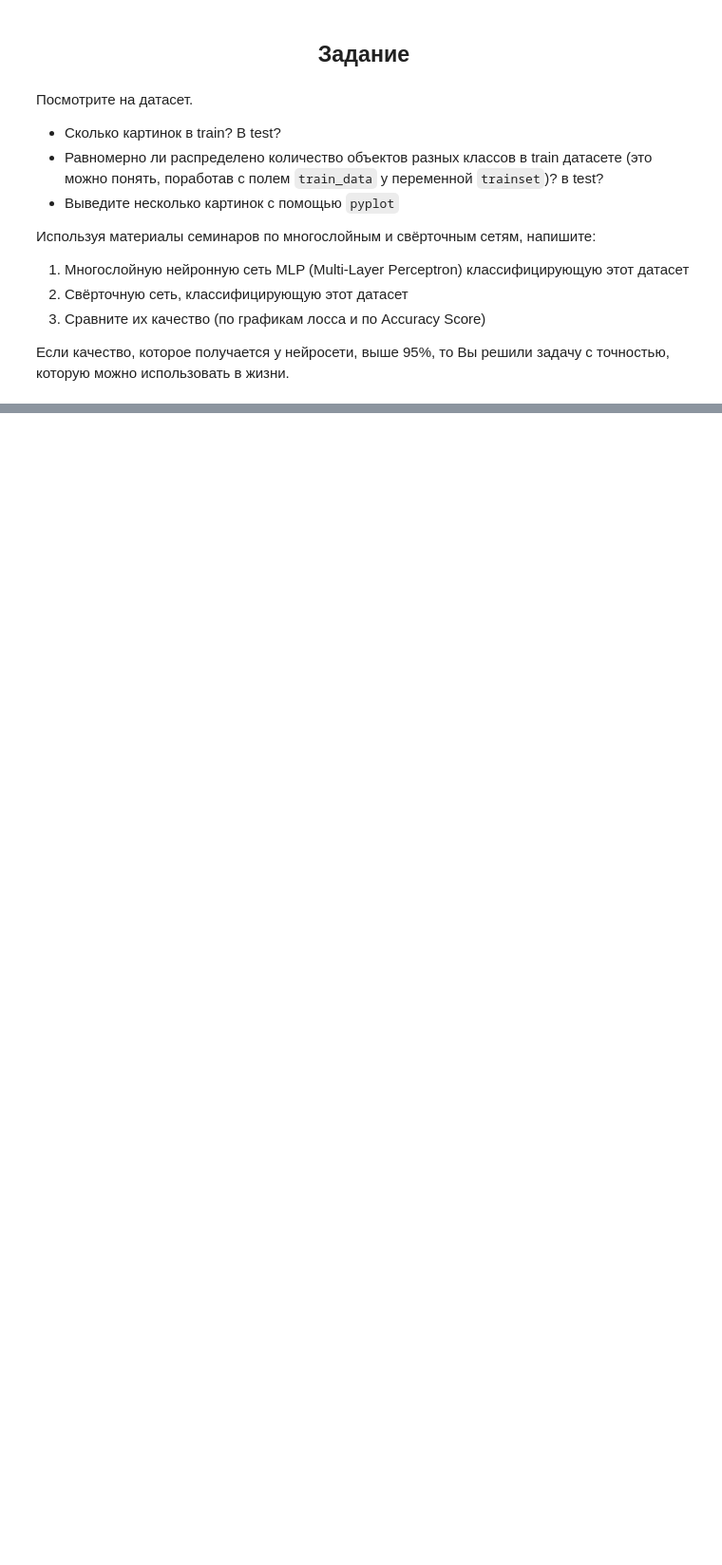
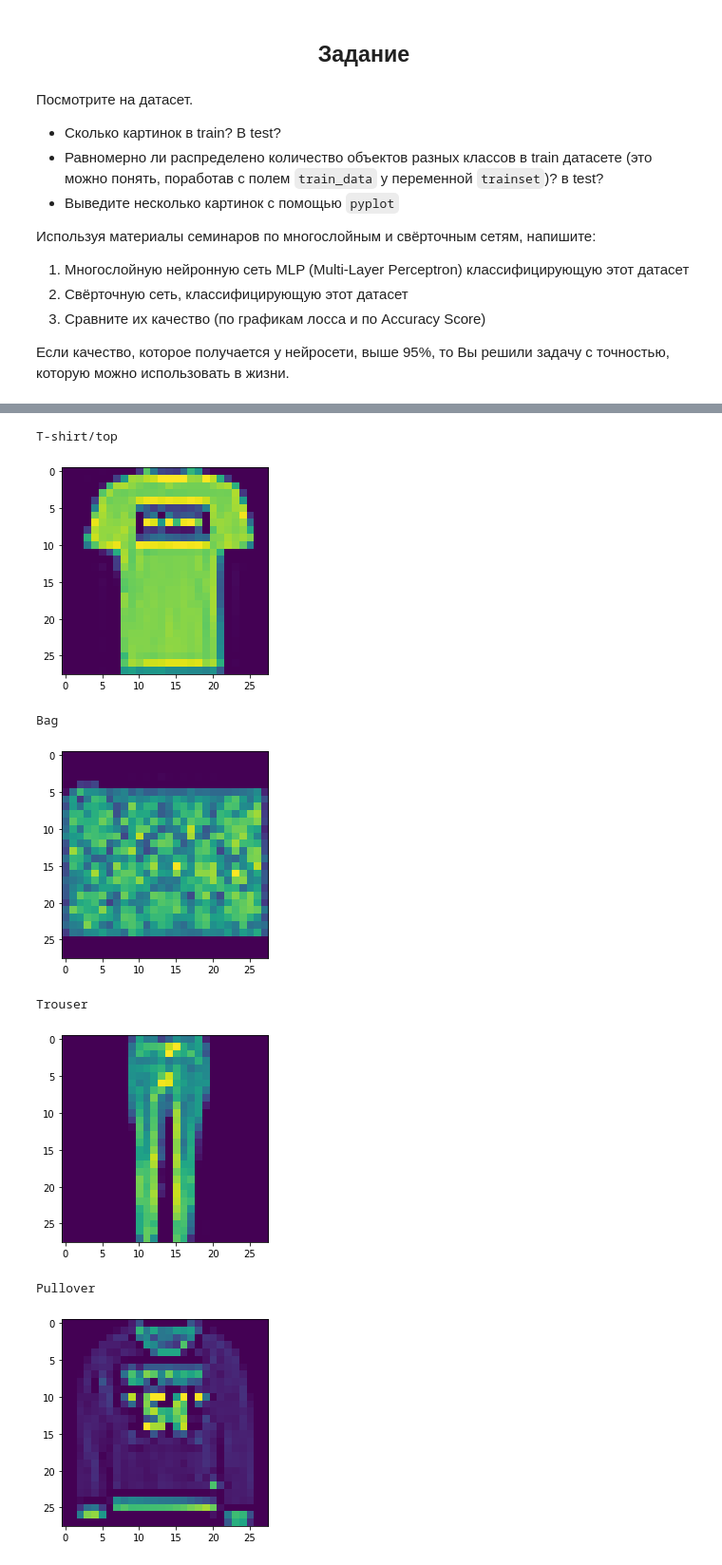
Before and after one commit to I-SER-I/I-SER-I-ITMO-ML-5-sem, a Jupyter notebook: Lab7(2).ipynb, the cells around one changed output, grey strips where cells are left out. Shown at 95% size. Saved outputs shown, nothing was run; the diff lists cells and outputs as text; code cells hidden in the pictures; blank space fills up the shorter version.

```diff
--- a/Lab7(2).ipynb
+++ b/Lab7(2).ipynb
@@ -17,14 +22,28 @@ import torchvision
 # %% [markdown]
 Скачаем обучающую и контрольную выборки.
 # %%
+transform = torchvision.transforms.Compose([torchvision.transforms.ToTensor(),
+                                             torchvision.transforms.Normalize((0.1307,), (0.3081,))])
+
 trainset = torchvision.datasets.FashionMNIST(root='./data', train=True,
-                                        download=True, transform=None)
+                                        download=True, transform=transform)
 trainloader = torch.utils.data.DataLoader(trainset, batch_size=4,
                                           shuffle=True, num_workers=2)
 
 testset = torchvision.datasets.FashionMNIST(root='./data', train=False,
-                                       download=True, transform=None)
+                                       download=True, transform=transform)
 testloader = torch.utils.data.DataLoader(testset, batch_size=4,
                                          shuffle=False, num_workers=2)
 
-#classes = (<перечислите классы как строки>)
+fashion_type = {
+  0: "T-shirt/top",
+  1: "Trouser",
+  2: "Pullover",
+  3: "Dress",
+  4: "Coat",
+  5: "Sandal",
+  6: "Shirt",
+  7: "Sneaker",
+  8: "Bag",
+  9: "Ankle boot"
+}
@@ -73,0 +96,14 @@ Done!
+# %%
+for i in [1, 23, 456, 7890]:
+  print(fashion_type[trainset.targets[i].item()])
+  plt.imshow(trainset.data[i])
+  plt.show()
+# %% [output]
+T-shirt/top
+[figure, added]
+Bag
+[figure, added]
+Trouser
+[figure, added]
+Pullover
+[figure, added]
```
Also changed, not shown: parts of 42 cells of this notebook.
